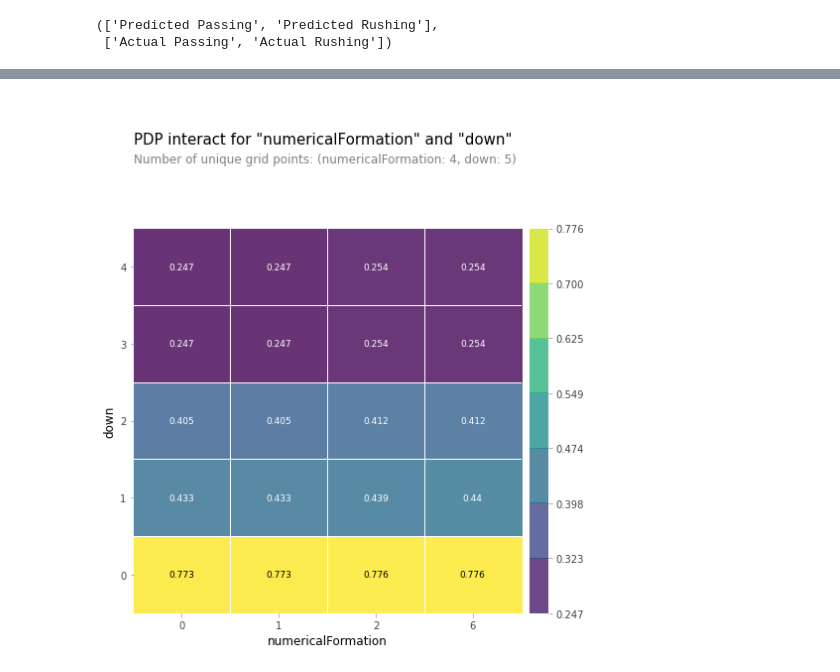
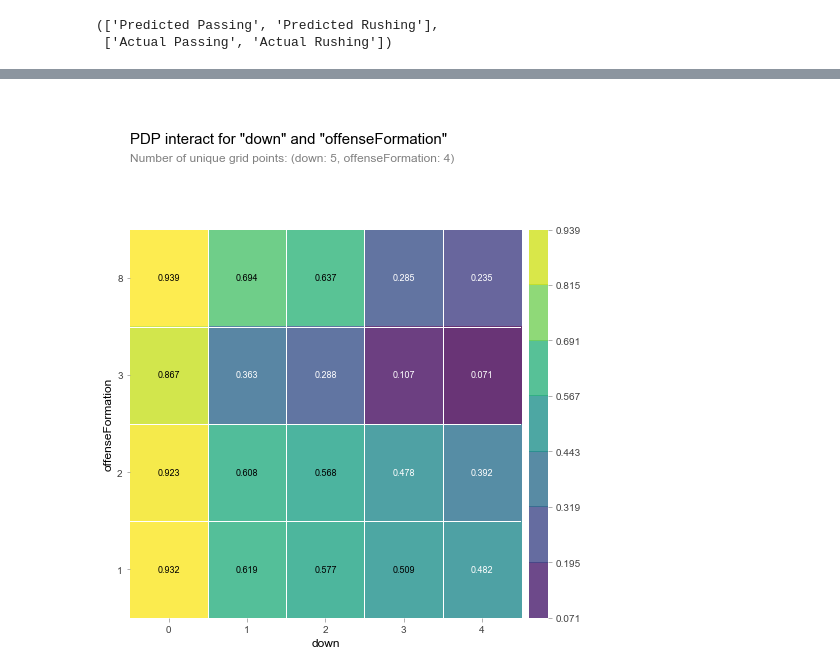
Before and after one commit to daanishrasheed/Unit2_Build_Project, a Jupyter notebook: notebooks/BuildWeekUnit2.ipynb, the cells around one changed output, grey strips where cells are left out. Cells and saved outputs as stored; diff of their text form; code cells hidden in the pictures.

```diff
--- a/notebooks/BuildWeekUnit2.ipynb
+++ b/notebooks/BuildWeekUnit2.ipynb
@@ -706,15 +694,15 @@ plot_confusion_matrix(y_val, y_pred);
 # %%
 from pdpbox.pdp import pdp_interact, pdp_interact_plot
 
-features = ['numericalFormation', 'down']
+features = ['down', 'offenseFormation']
 
 interaction = pdp_interact(
     model=model,
     dataset=X_train_transformed,
     model_features=X_train_transformed.columns,
     features=features
 )
 
 pdp_interact_plot(interaction, plot_type='grid', feature_names=features);
 # %% [output]
-[figure, old version]
+[figure, new version]
```
Also changed, not shown: parts of 16 cells of this notebook, 2 other files.
